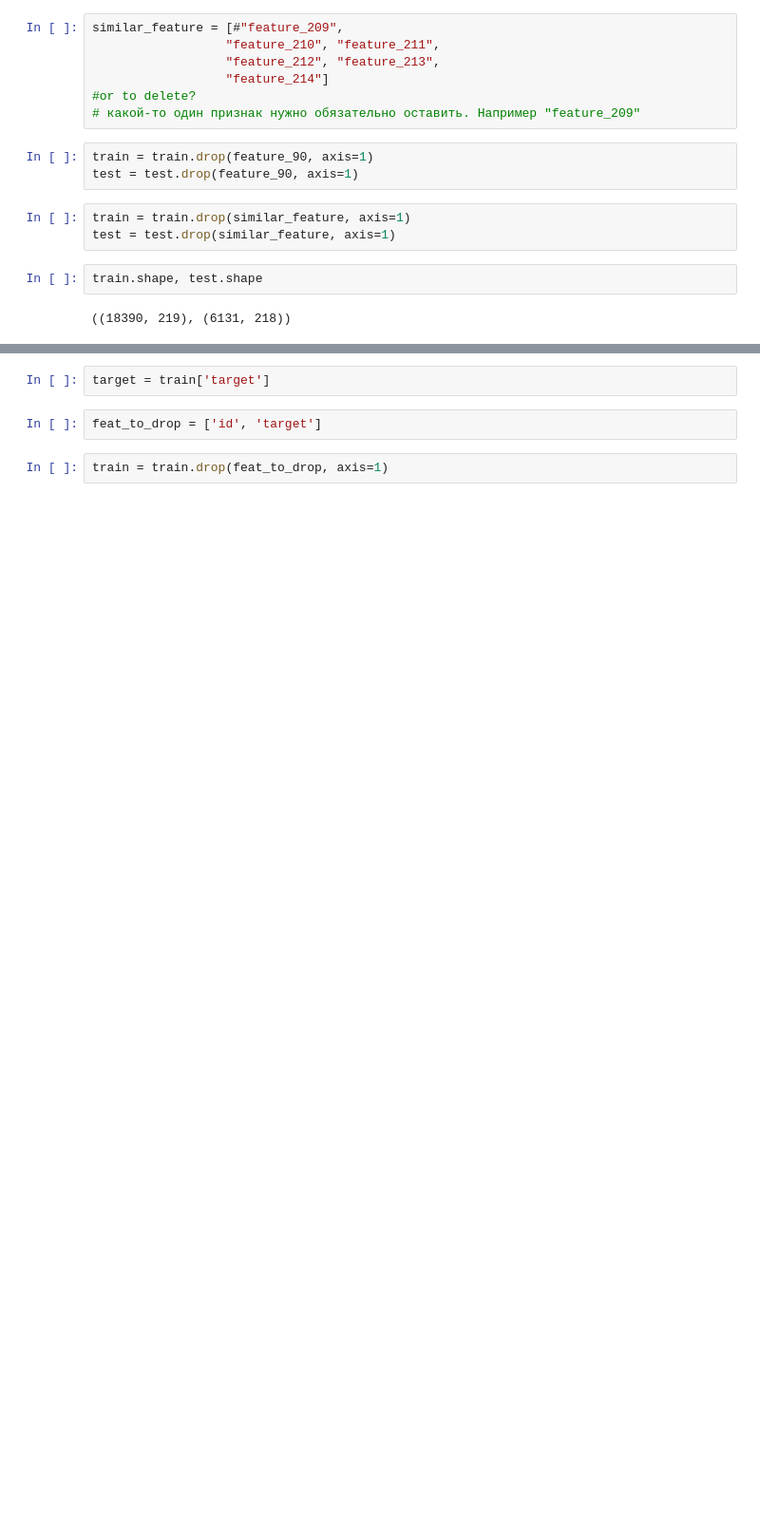
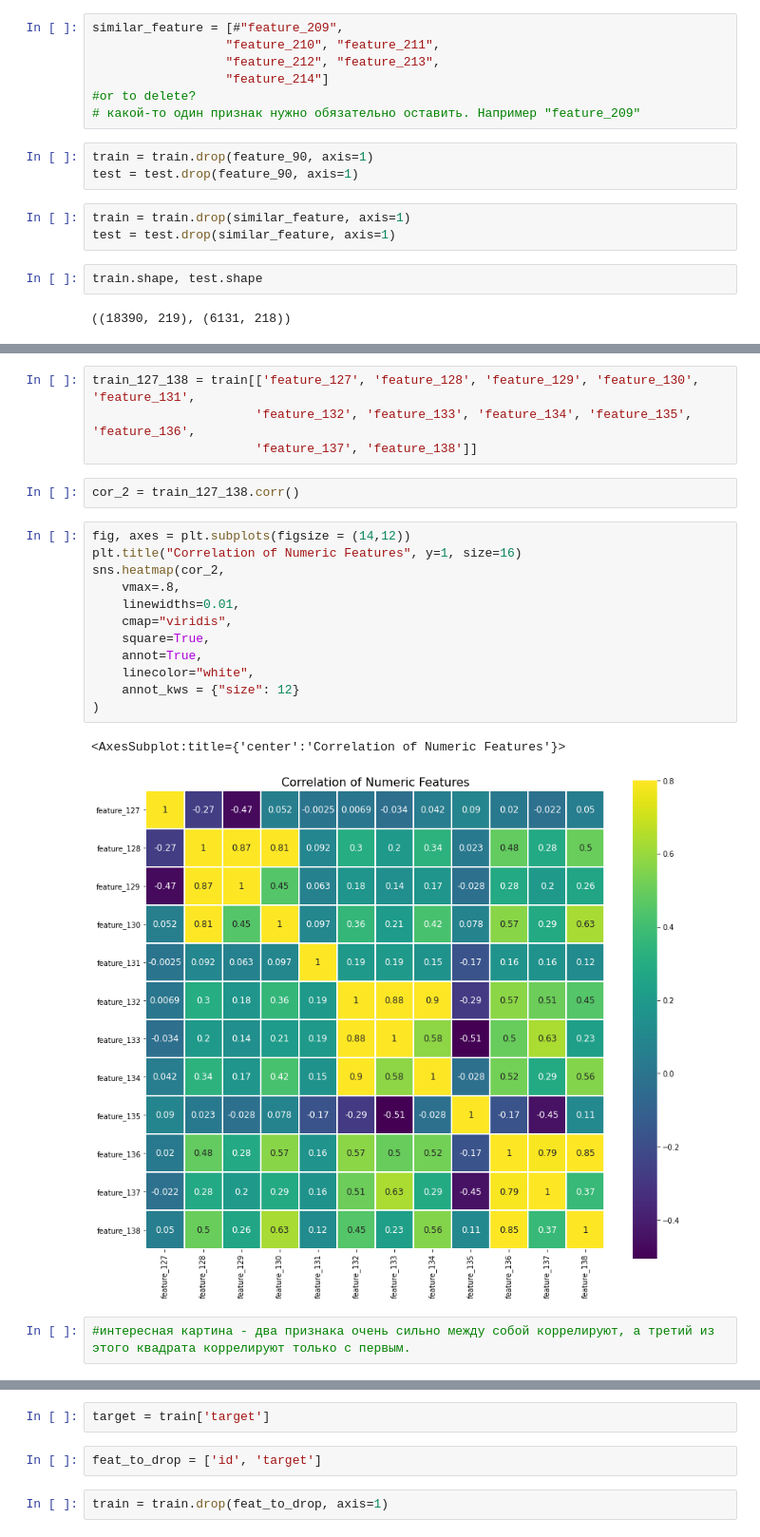
Before and after one commit to lyutov89/Misc, a Jupyter notebook: task_lu_li/ML_model.ipynb, the cells around one changed output, grey strips where cells are left out. Shown at 95% size. Cells and saved outputs as stored; diff of their text form; blank space fills up the shorter version.

```diff
--- a/task_lu_li/ML_model.ipynb
+++ b/task_lu_li/ML_model.ipynb
@@ -189,0 +298,23 @@ train.shape, test.shape
+# %%
+train_127_138 = train[['feature_127', 'feature_128', 'feature_129', 'feature_130', 'feature_131',
+                      'feature_132', 'feature_133', 'feature_134', 'feature_135', 'feature_136',
+                      'feature_137', 'feature_138']]
+# %%
+cor_2 = train_127_138.corr()
+# %%
+fig, axes = plt.subplots(figsize = (14,12))
+plt.title("Correlation of Numeric Features", y=1, size=16)
+sns.heatmap(cor_2,
+    vmax=.8,
+    linewidths=0.01,
+    cmap="viridis",
+    square=True,
+    annot=True,
+    linecolor="white",
+    annot_kws = {"size": 12}
+)
+# %% [output]
+<AxesSubplot:title={'center':'Correlation of Numeric Features'}>
+[figure, added]
+# %%
+#интересная картина - два признака очень сильно между собой коррелируют, а третий из этого квадрата коррелируют только с первым.
```
Also changed, not shown: parts of 75 cells of this notebook.
